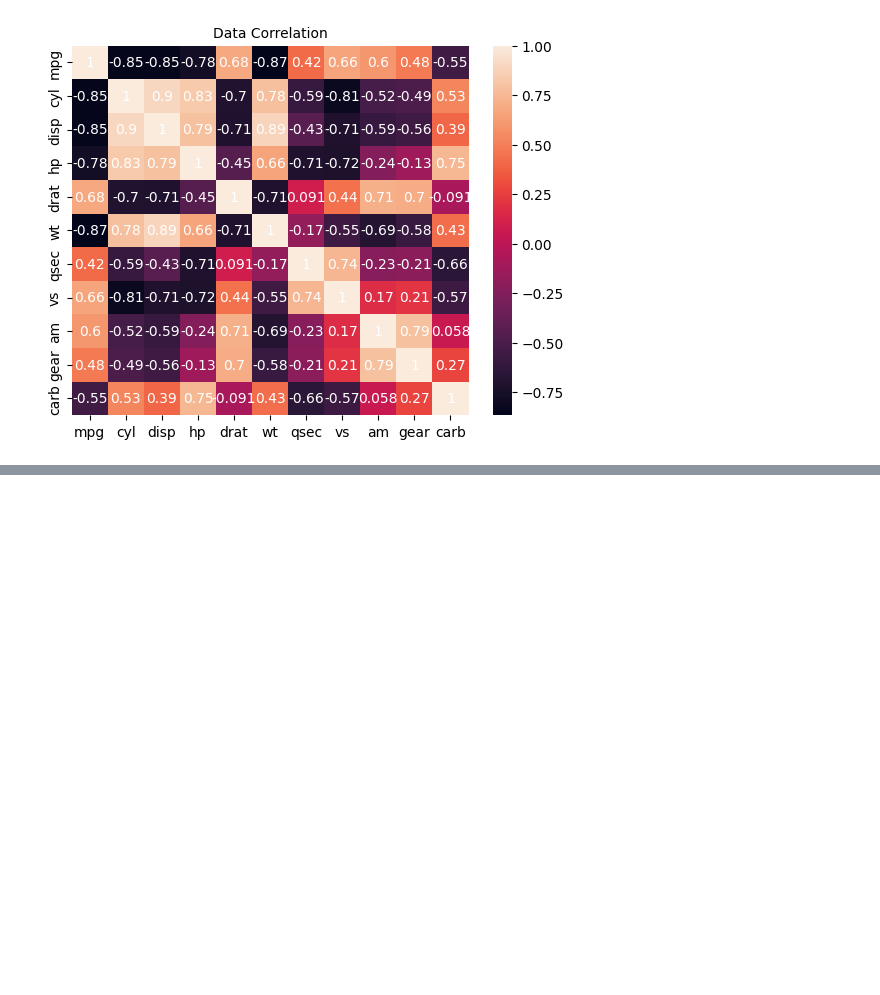
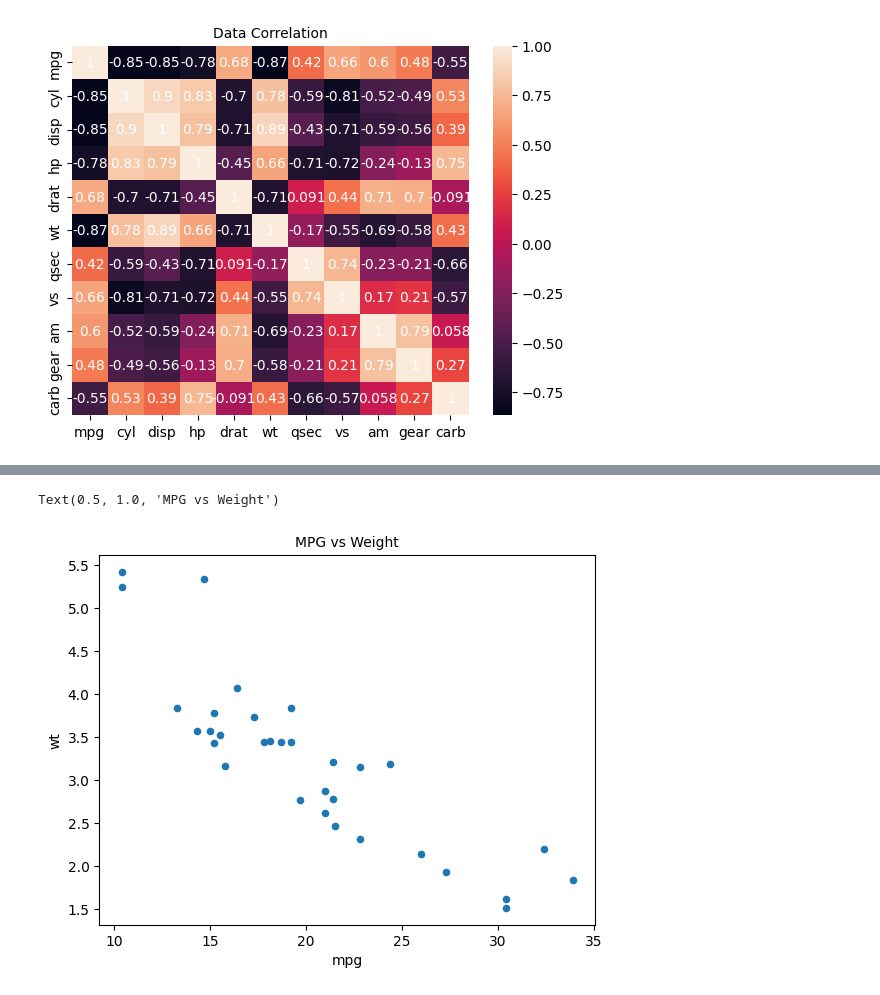
Before and after one commit to 99sphere/HMG-Softeer-Bootcamp-DE, a Jupyter notebook: W1/mission1.ipynb, the cells around one changed output, grey strips where cells are left out. Drawn from its saved outputs; the diff is of its cells as text; code cells hidden in the pictures; blank space fills up the shorter version.

```diff
--- a/W1/mission1.ipynb
+++ b/W1/mission1.ipynb
@@ -178,0 +196,6 @@ Text(0.5, 1.0, 'Data Correlation')
+# %%
+data.plot.scatter('mpg', 'wt')
+plt.title('MPG vs Weight', fontsize=10)
+# %% [output]
+Text(0.5, 1.0, 'MPG vs Weight')
+[figure, added]
```
Also changed, not shown: parts of 4 cells of this notebook.
